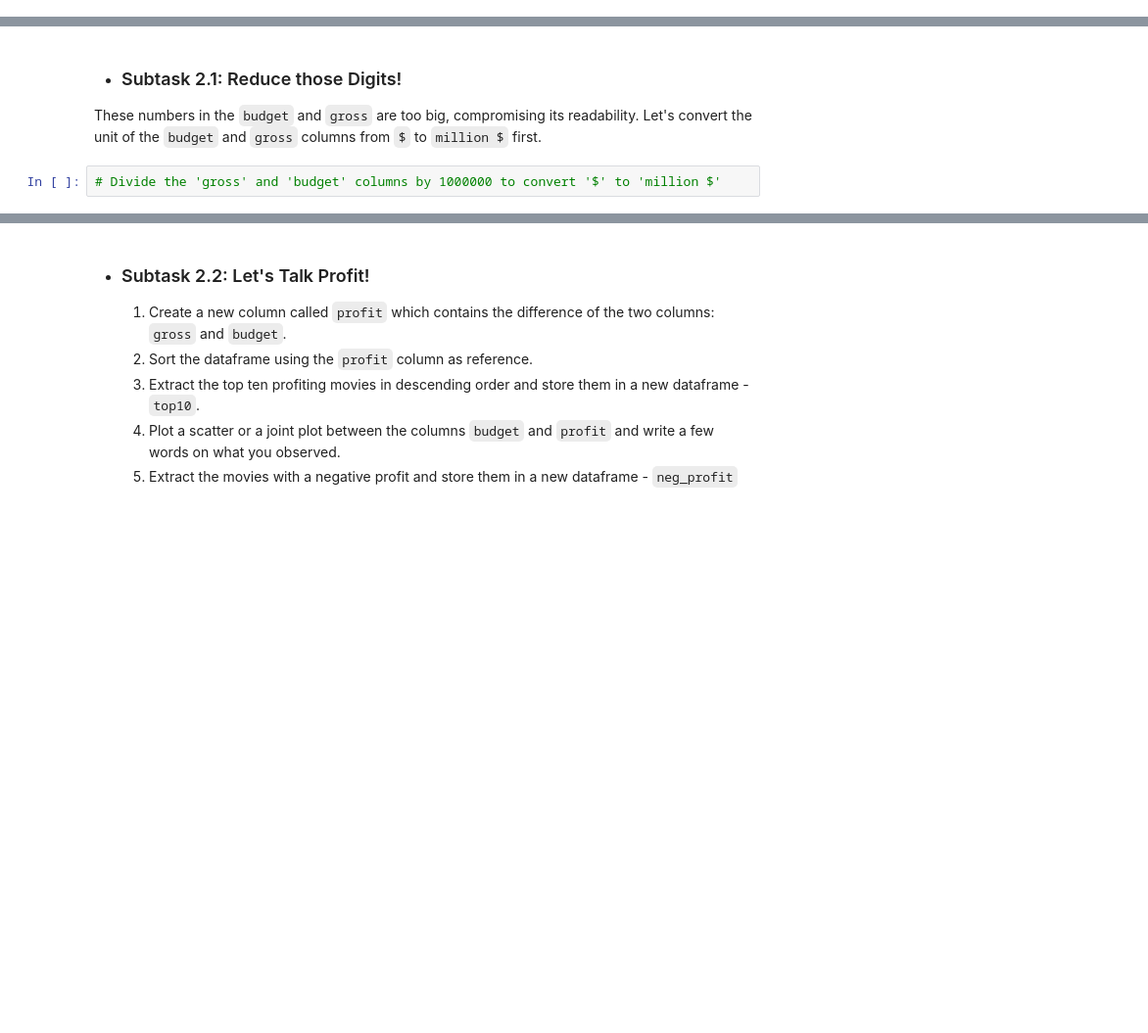
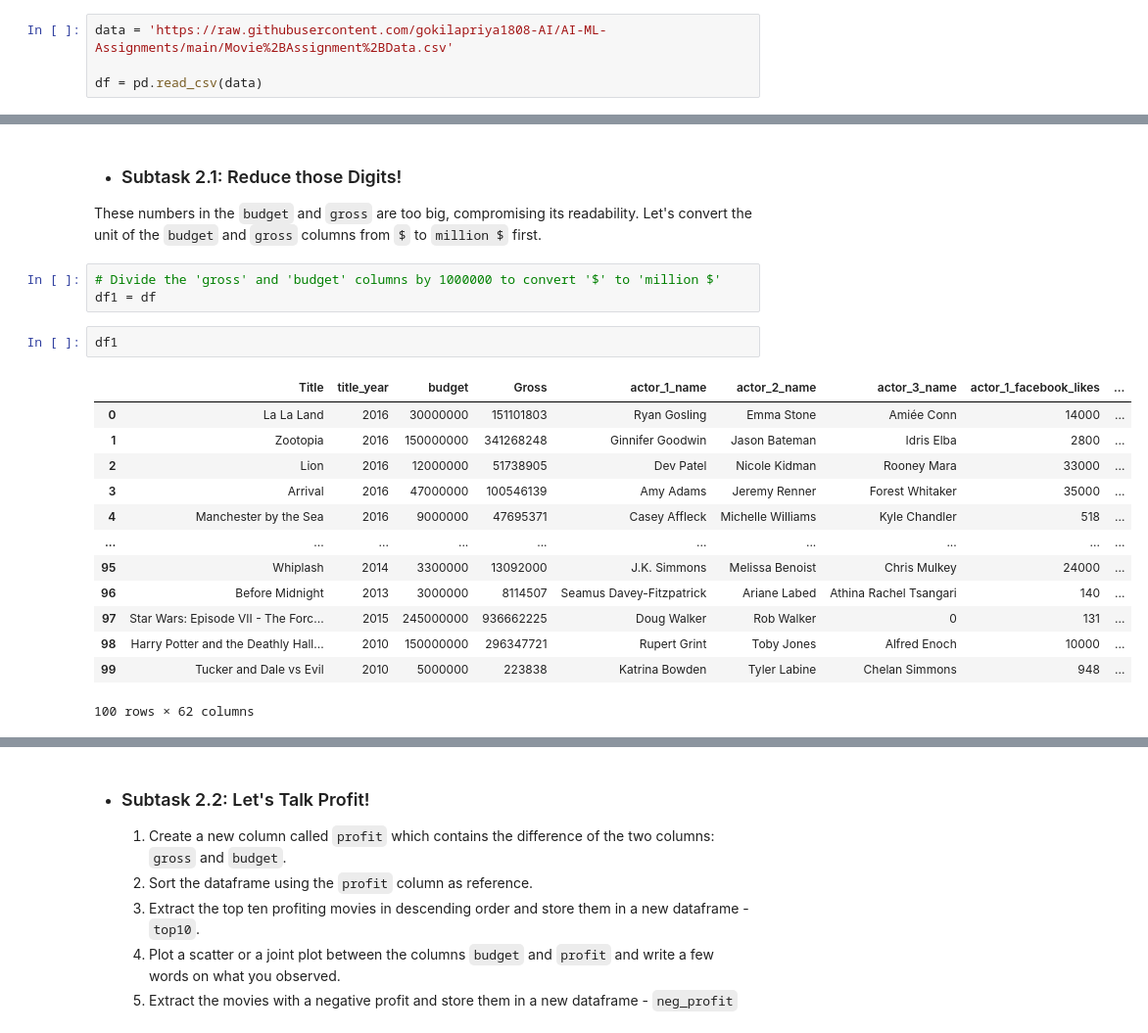
Before and after one commit to gokilapriya1808-AI/AI-ML-Assignments, a Jupyter notebook: IMDb+Movie+Assignment_gokila.ipynb, the cells around one changed output, grey strips where cells are left out. Shown at 98% size. Drawn from its saved outputs; the diff is of its cells as text; blank space fills up the shorter version.

```diff
--- a/IMDb+Movie+Assignment_gokila.ipynb
+++ b/IMDb+Movie+Assignment_gokila.ipynb
@@ -27,0 +26,4 @@ Read the movies data file provided and store it in a dataframe `movies`.
+# %%
+data = 'https://raw.githubusercontent.com/gokilapriya1808-AI/AI-ML-Assignments/main/Movie%2BAssignment%2BData.csv'
+
+df = pd.read_csv(data)
@@ -45,3 +97,20 @@ Now that we have loaded the dataset and inspected it, we see that most of the da
 These numbers in the `budget` and `gross` are too big, compromising its readability. Let's convert the unit of the `budget` and `gross` columns from `$` to `million $` first.
 # %%
 # Divide the 'gross' and 'budget' columns by 1000000 to convert '$' to 'million $'
+df1 = df
+# %%
+df1
+# %% [output]
+|  | Title | title_year | budget | Gross | actor_1_name | actor_2_name | actor_3_name | actor_1_facebook_likes | ... |
+| 0 | La La Land | 2016 | 30000000 | 151101803 | Ryan Gosling | Emma Stone | Amiée Conn | 14000 | ... |
+| 1 | Zootopia | 2016 | 150000000 | 341268248 | Ginnifer Goodwin | Jason Bateman | Idris Elba | 2800 | ... |
+| 2 | Lion | 2016 | 12000000 | 51738905 | Dev Patel | Nicole Kidman | Rooney Mara | 33000 | ... |
+| 3 | Arrival | 2016 | 47000000 | 100546139 | Amy Adams | Jeremy Renner | Forest Whitaker | 35000 | ... |
+| 4 | Manchester by the Sea | 2016 | 9000000 | 47695371 | Casey Affleck | Michelle Williams | Kyle Chandler | 518 | ... |
+| ... | ... | ... | ... | ... | ... | ... | ... | ... | ... |
+| 95 | Whiplash | 2014 | 3300000 | 13092000 | J.K. Simmons | Melissa Benoist | Chris Mulkey | 24000 | ... |
+| 96 | Before Midnight | 2013 | 3000000 | 8114507 | Seamus Davey-Fitzpatrick | Ariane Labed | Athina Rachel Tsangari | 140 | ... |
+| 97 | Star Wars: Episode VII - The Forc... | 2015 | 245000000 | 936662225 | Doug Walker | Rob Walker | 0 | 131 | ... |
+| 98 | Harry Potter and the Deathly Hall... | 2010 | 150000000 | 296347721 | Rupert Grint | Toby Jones | Alfred Enoch | 10000 | ... |
+| 99 | Tucker and Dale vs Evil | 2010 | 5000000 | 223838 | Katrina Bowden | Tyler Labine | Chelan Simmons | 948 | ... |
+100 rows × 62 columns
```
Also changed, not shown: parts of 19 cells of this notebook.
